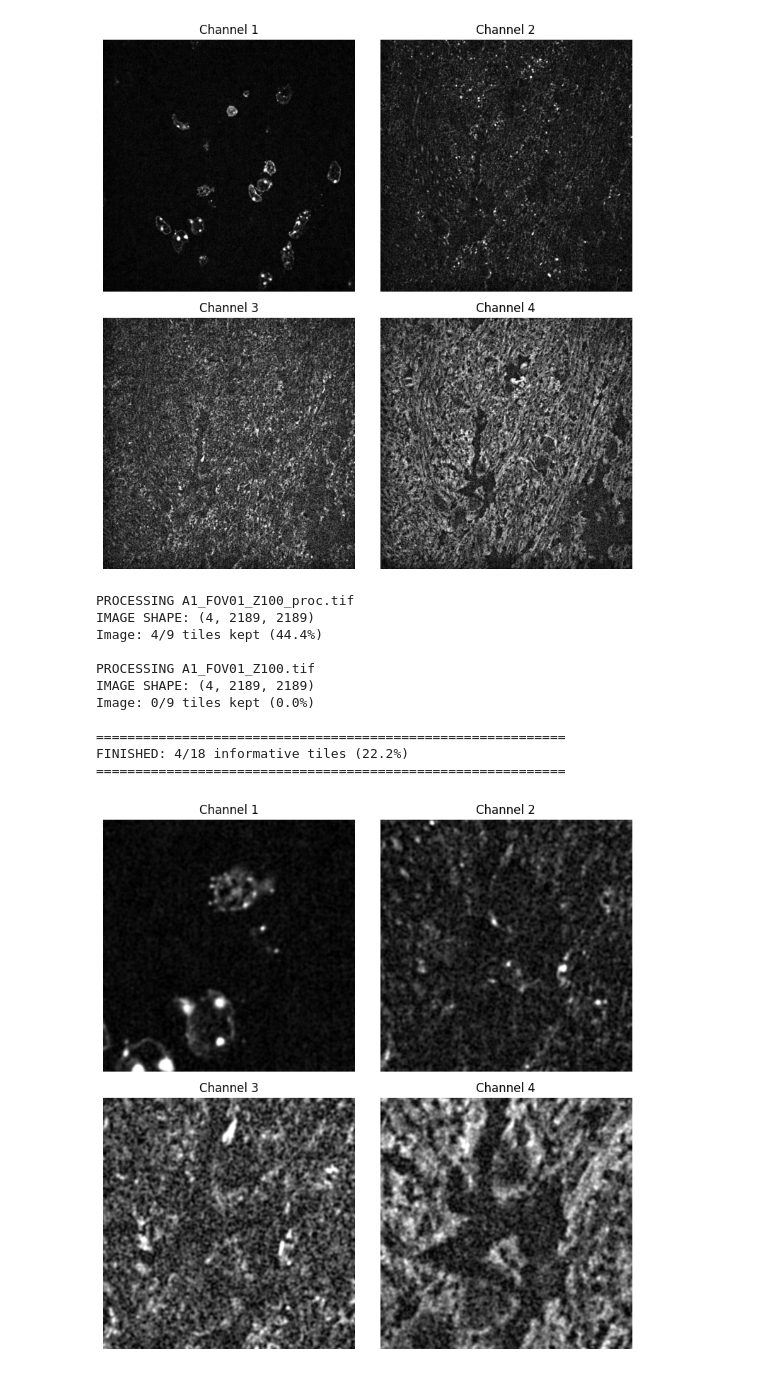
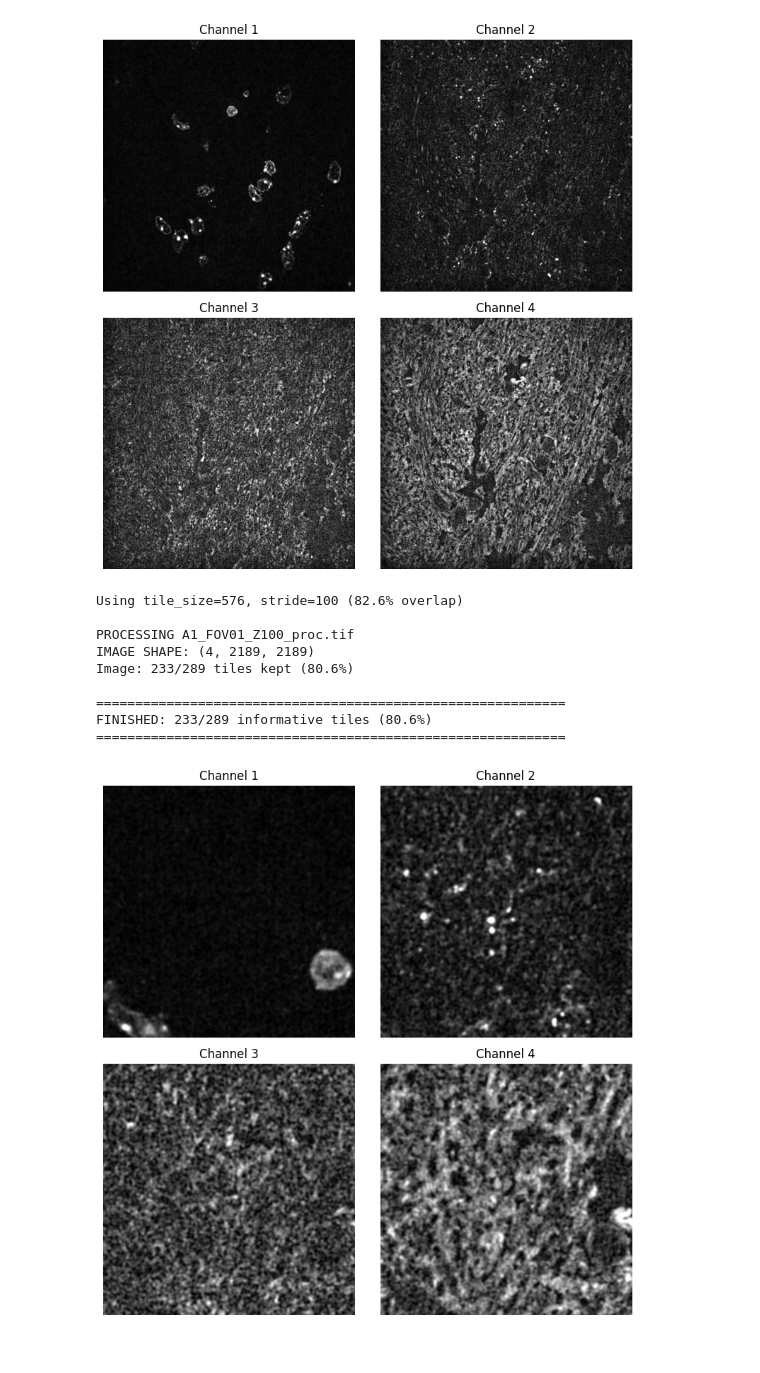
Before and after one commit to peneeta/neuro-ml-capstone, a Jupyter notebook: test_preprocessing.ipynb, the cells around one changed output. Drawn from its saved outputs; the diff is of its cells as text; code cells hidden in the pictures.

```diff
--- a/test_preprocessing.ipynb
+++ b/test_preprocessing.ipynb
@@ -156,38 +156,37 @@ SplitInformativePatches(
         img_dir="./images/test_images",
         output_dir="./images/informative_slices",
         tile_size=576,
+        stride=100,
         tissue_threshold=0.5,
         nucleus_threshold=0.9, # looks like this is the best to include nuclei
         receptor_threshold=0.01,
         min_variance=100.0
     )
 # %% [output]
+Using tile_size=576, stride=100 (82.6% overlap)
+
 PROCESSING A1_FOV01_Z100_proc.tif
 IMAGE SHAPE: (4, 2189, 2189)
-Image: 4/9 tiles kept (44.4%)
-
-PROCESSING A1_FOV01_Z100.tif
-IMAGE SHAPE: (4, 2189, 2189)
-Image: 0/9 tiles kept (0.0%)
+Image: 233/289 tiles kept (80.6%)
 
 ============================================================
-FINISHED: 4/18 informative tiles (22.2%)
+FINISHED: 233/289 informative tiles (80.6%)
 ============================================================
 # %%
 # view one of the informative patches
-inf_im = tiff.imread("./images/informative_slices/A1_FOV01_Z100_proc_tile_7.tif")
+inf_im = tiff.imread("images/informative_slices/A1_FOV01_Z100_proc_tile_y2_x6.tif")
 
 fig, axes = plt.subplots(2, 2, figsize=(8, 8))
 axes = axes.ravel()
 
 # plot each channel
 for i in range(4):
     ax = axes[i]
     ax.imshow(inf_im[i, :, :], cmap='gray')
     ax.set_title(f'Channel {i+1}')
     ax.axis('off')
 
 plt.tight_layout()
 plt.show()
 # %% [output]
-[figure, old version]
+[figure, new version]
```
Also changed, not shown: 8 other files.
